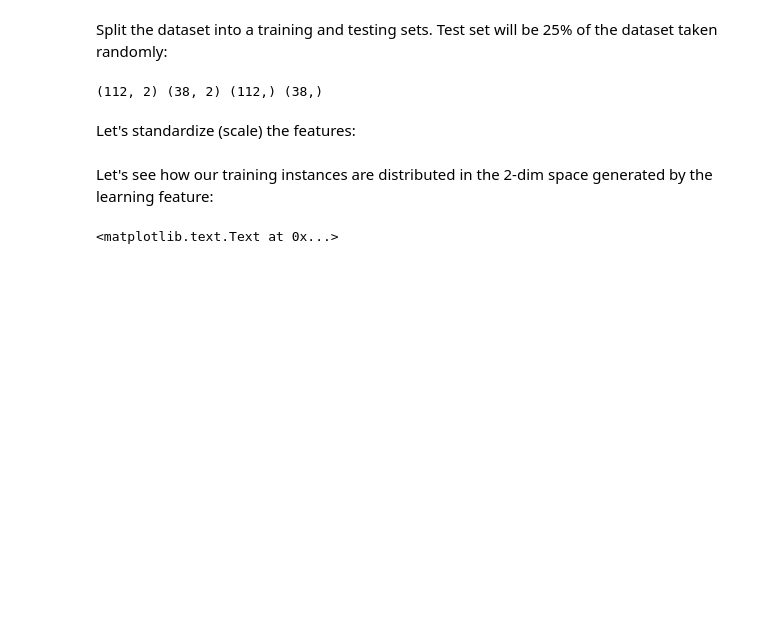
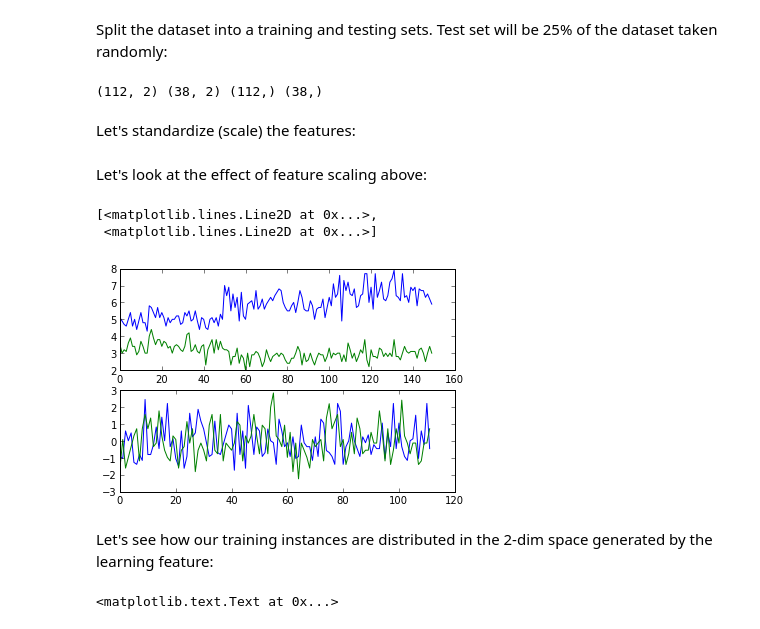
Before and after one commit to svkerr/Bldg_ML_Systems_With_Python, a Jupyter notebook: SciKitLearn_LinearClassification.ipynb, the cells around one changed output. Drawn from its saved outputs; the diff is of its cells as text; code cells hidden in the pictures; blank space fills up the shorter version.

```diff
--- a/SciKitLearn_LinearClassification.ipynb
+++ b/SciKitLearn_LinearClassification.ipynb
@@ -46,6 +46,19 @@ scaler = preprocessing.StandardScaler().fit(X_train)
 # %%
 X_train = scaler.transform(X_train)
 X_test = scaler.transform(X_test)
+# %% [markdown]
+Let's look at the effect of feature scaling above:
+# %%
+plt.figure(1)
+plt.subplot(211)
+plt.plot(X)
+
+plt.subplot(212)
+plt.plot(X_train)
+# %% [output]
+[<matplotlib.lines.Line2D at 0x...>,
+ <matplotlib.lines.Line2D at 0x...>]
+[figure, added]
 # %% [markdown]
 Let's see how our training instances are distributed in the 2-dim space generated by the learning feature:
 # %%
```
Also changed, not shown: parts of 4 cells of this notebook.
